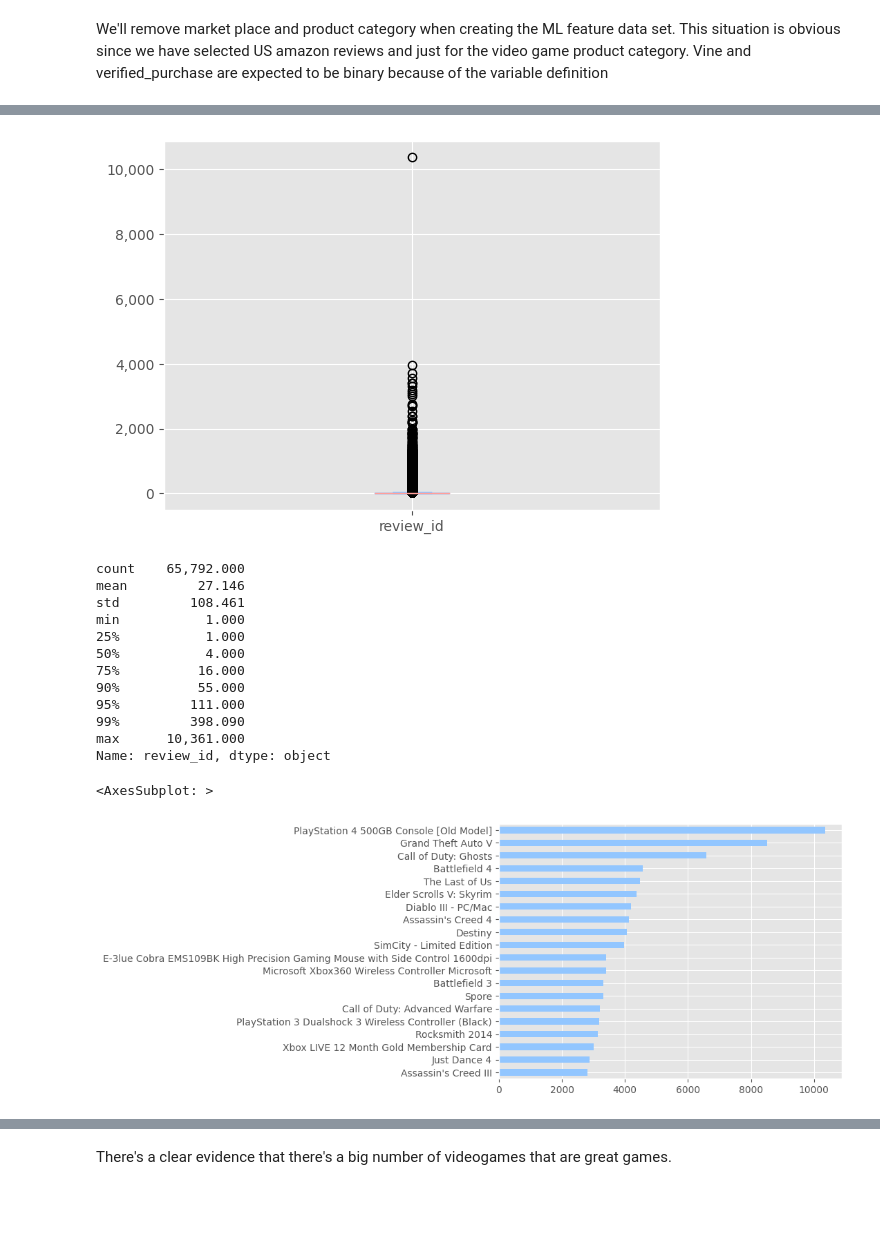
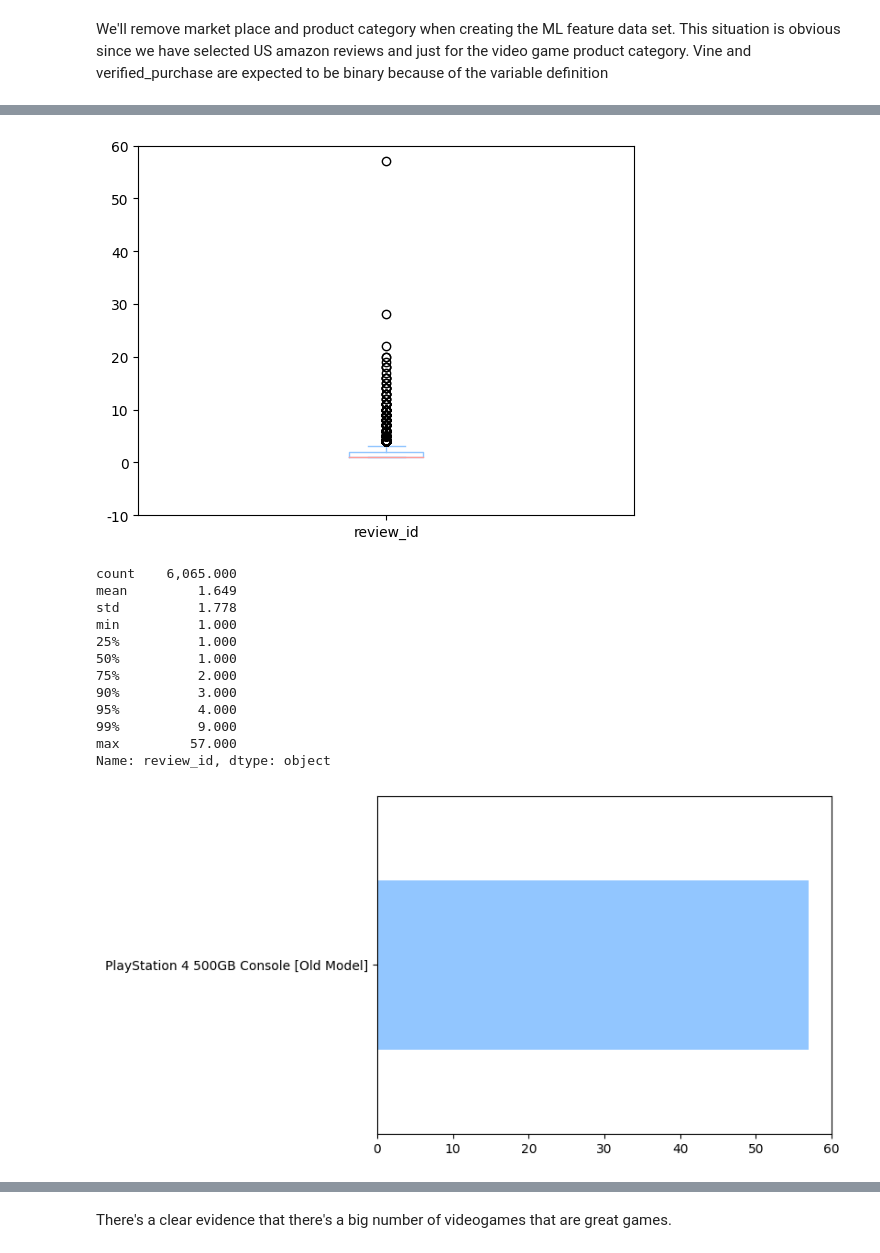
Before and after one commit to rodrigo-92/Data-Science-Projects, a Jupyter notebook: own_projects/amazon_reviews/eda/01-v1-EDA.ipynb, the cells around one changed output, grey strips where cells are left out. Drawn from its saved outputs; the diff is of its cells as text; code cells hidden in the pictures; blank space fills up the shorter version.

```diff
--- a/own_projects/amazon_reviews/eda/01-v1-EDA.ipynb
+++ b/own_projects/amazon_reviews/eda/01-v1-EDA.ipynb
@@ -42,2 +97,5 @@ Dataset amazon_us_reviews downloaded and prepared to C:/Users/Rodrigo/.cache/hug
+# %%
+# load data
+df = pd.read_parquet('../data/df_amazon_reviews_sample_5k.gzip')
 # %% [markdown]
 # Helping functions
@@ -84,4 +133,2 @@ We notice from the feature report that some variables are binary like 'vine' and
 # %% [markdown]
 # Field analysis
-# %%
-df = english_dataset['train'].to_pandas()
@@ -195,32 +211,34 @@ df[df.customer_id == outlier].sample(10, random_state=18)[['review_id','customer
 # check amount of reviews by product
 
 df.groupby('product_id')['review_id'].count().plot(kind='box')
+plt.gca().set_yticks(plt.gca().get_yticks())
 plt.gca().set_yticklabels(['{:,.0f}'.format(x) for x in plt.gca().get_yticks()]);
 # %% [output]
-[figure, old version]
+[figure, new version]
 # %%
 df.groupby('product_id')['review_id'].count().describe(percentiles=[.25,.5,.75,.9,.95,.99]).apply(lambda x: f"{x:,.3f}")
 # %% [output]
-count    65,792.000
-mean         27.146
-std         108.461
-min           1.000
-25%           1.000
-50%           4.000
-75%          16.000
-90%          55.000
-95%         111.000
-99%         398.090
-max      10,361.000
+count    6,065.000
+mean         1.649
+std          1.778
+min          1.000
+25%          1.000
+50%          1.000
+75%          2.000
+90%          3.000
+95%          4.000
+99%          9.000
+max         57.000
 Name: review_id, dtype: object
 # %%
 # sample of reviews done by the customer with highest number of reviews
 products = df.groupby('product_id')['review_id'].count()
-outliers = products[products >= 398].index.values
+outliers = products[products >= 43].index.values
 df[df.product_id.isin(outliers)].product_title.value_counts().sort_values(ascending=True).tail(20).plot(kind='barh')
+plt.gca().set_xticks(plt.gca().get_xticks())
+plt.gca().set_xticklabels([f'{x:,.0f}' for x in plt.gca().get_xticks()]);
 # %% [output]
-<AxesSubplot: >
-[figure, old version]
+[figure, new version]
 # %%
 # check number of reviews for star rating
 
```
Also changed, not shown: parts of 77 cells of this notebook.
